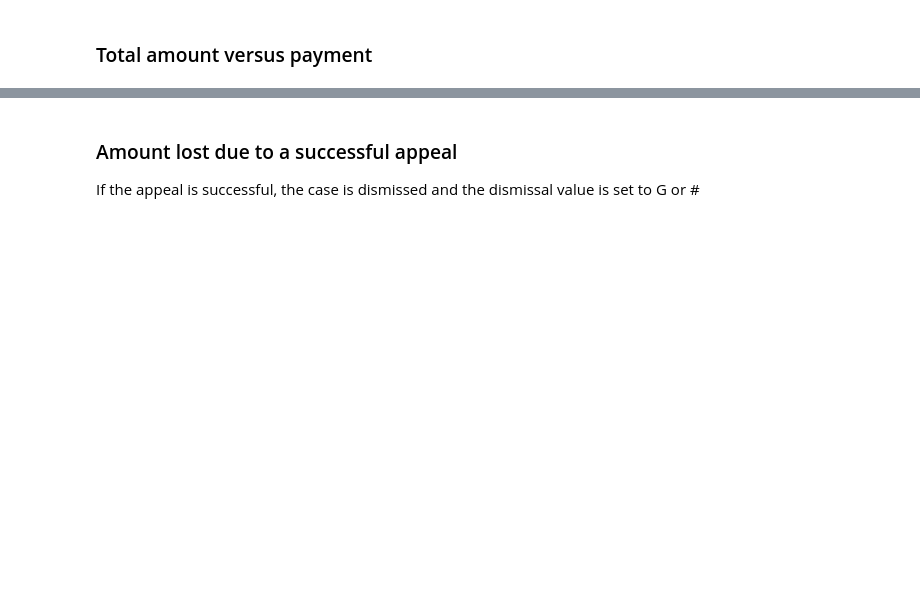
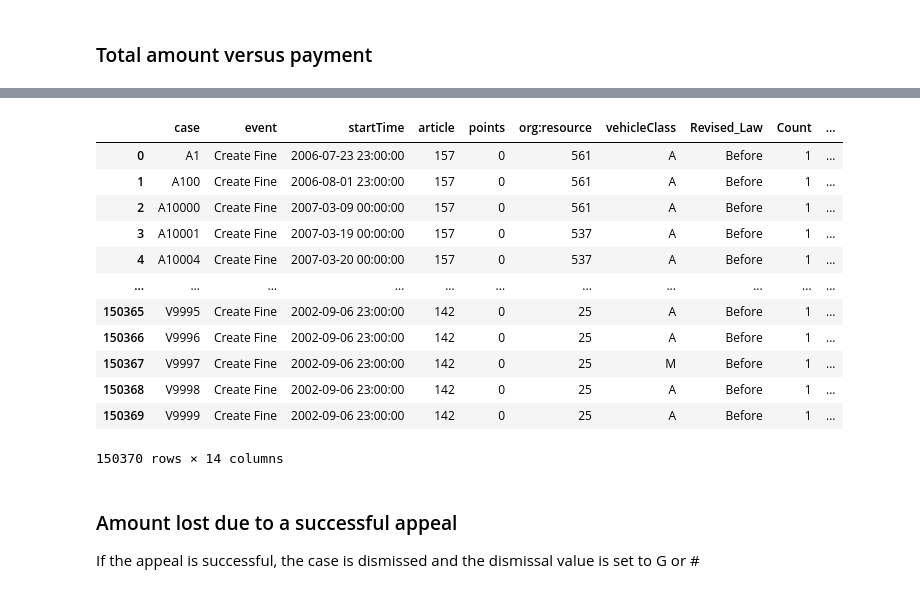
Before and after one commit to nkwachiabel/Process-Mining-Road-Traffic-Fine-Management, a Jupyter notebook: Road Traffic Fine Management.ipynb, the cells around one changed output, grey strips where cells are left out. Saved outputs shown, nothing was run; the diff lists cells and outputs as text; code cells hidden in the pictures; blank space fills up the shorter version.

```diff
--- a/Road Traffic Fine Management.ipynb
+++ b/Road Traffic Fine Management.ipynb
@@ -752,0 +530,4 @@ delay_prefecture2
+# %%
+money_ish['duplicates'] = money_ish.groupby(["case", "event"]).transform('cumcount')
+money_ish['new_event'] = money_ish.apply(lambda x: str(x['event']) if x['duplicates'] == 0 else str(x['event']) + ' ' + str(x['duplicates']),axis=1)
+money_ish
@@ -752,0 +548,4 @@ delay_prefecture2
+# %%
+total_paymt = money_ish.copy()
+total_paymt = total_paymt.groupby(['case'])['paymentAmount'].sum().reset_index()
+total_paymt
@@ -752,0 +571,7 @@ delay_prefecture2
+# %%
+total_fine = money_ish.copy()
+total_fine = total_fine[~total_fine.event.str.contains("Payment")]
+total_fine = total_fine.groupby('case').tail(1)
+total_fine['totalFine'] = total_fine['amount'] + total_fine['expense']
+total_fine = total_fine[['case','totalFine']]
+total_fine
@@ -752,0 +592,3 @@ delay_prefecture2
+# %%
+total_amount = total_fine.merge(total_paymt, on='case')
+total_amount
@@ -752,0 +609,17 @@ delay_prefecture2
+# %%
+other_info = other_info.merge(total_amount, on='case')
+other_info
+# %% [output]
+|  | case | event | startTime | article | points | org:resource | vehicleClass | Revised_Law | Count | ... |
+| 0 | A1 | Create Fine | 2006-07-23 23:00:00 | 157 | 0 | 561 | A | Before | 1 | ... |
+| 1 | A100 | Create Fine | 2006-08-01 23:00:00 | 157 | 0 | 561 | A | Before | 1 | ... |
+| 2 | A10000 | Create Fine | 2007-03-09 00:00:00 | 157 | 0 | 561 | A | Before | 1 | ... |
+| 3 | A10001 | Create Fine | 2007-03-19 00:00:00 | 157 | 0 | 537 | A | Before | 1 | ... |
+| 4 | A10004 | Create Fine | 2007-03-20 00:00:00 | 157 | 0 | 537 | A | Before | 1 | ... |
+| ... | ... | ... | ... | ... | ... | ... | ... | ... | ... | ... |
+| 150365 | V9995 | Create Fine | 2002-09-06 23:00:00 | 142 | 0 | 25 | A | Before | 1 | ... |
+| 150366 | V9996 | Create Fine | 2002-09-06 23:00:00 | 142 | 0 | 25 | A | Before | 1 | ... |
+| 150367 | V9997 | Create Fine | 2002-09-06 23:00:00 | 142 | 0 | 25 | M | Before | 1 | ... |
+| 150368 | V9998 | Create Fine | 2002-09-06 23:00:00 | 142 | 0 | 25 | A | Before | 1 | ... |
+| 150369 | V9999 | Create Fine | 2002-09-06 23:00:00 | 142 | 0 | 25 | A | Before | 1 | ... |
+150370 rows × 14 columns
```
Also changed, not shown: parts of 49 cells of this notebook.
